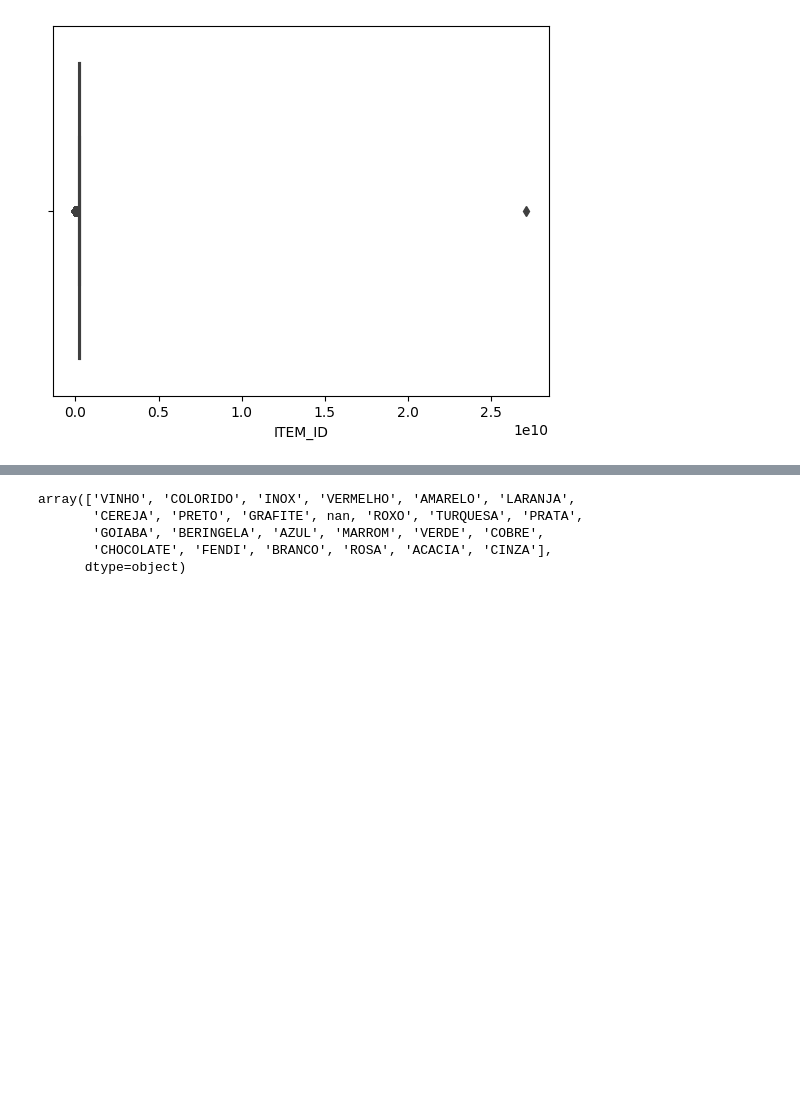
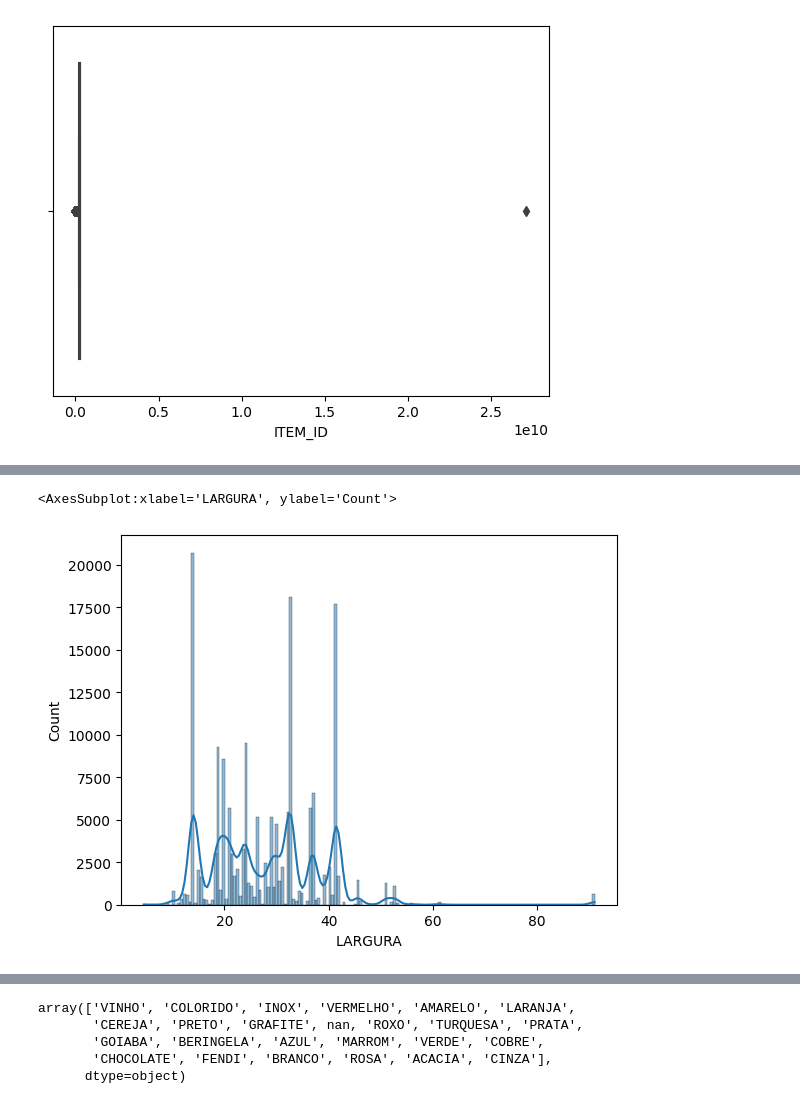
Before and after one commit to djegocoder/problema_marketplace, a Jupyter notebook: analise.ipynb, the cells around one changed output, grey strips where cells are left out. Cells and saved outputs as stored; diff of their text form; code cells hidden in the pictures; blank space fills up the shorter version.

```diff
--- a/analise.ipynb
+++ b/analise.ipynb
@@ -186,0 +178,5 @@ sns.histplot(df['CAPACIDADE_(L)'])
+# %%
+sns.histplot(df['LARGURA'],kde=True)
+# %% [output]
+<AxesSubplot:xlabel='LARGURA', ylabel='Count'>
+[figure, added]
```
Also changed, not shown: parts of 46 cells of this notebook, 2 other files.
